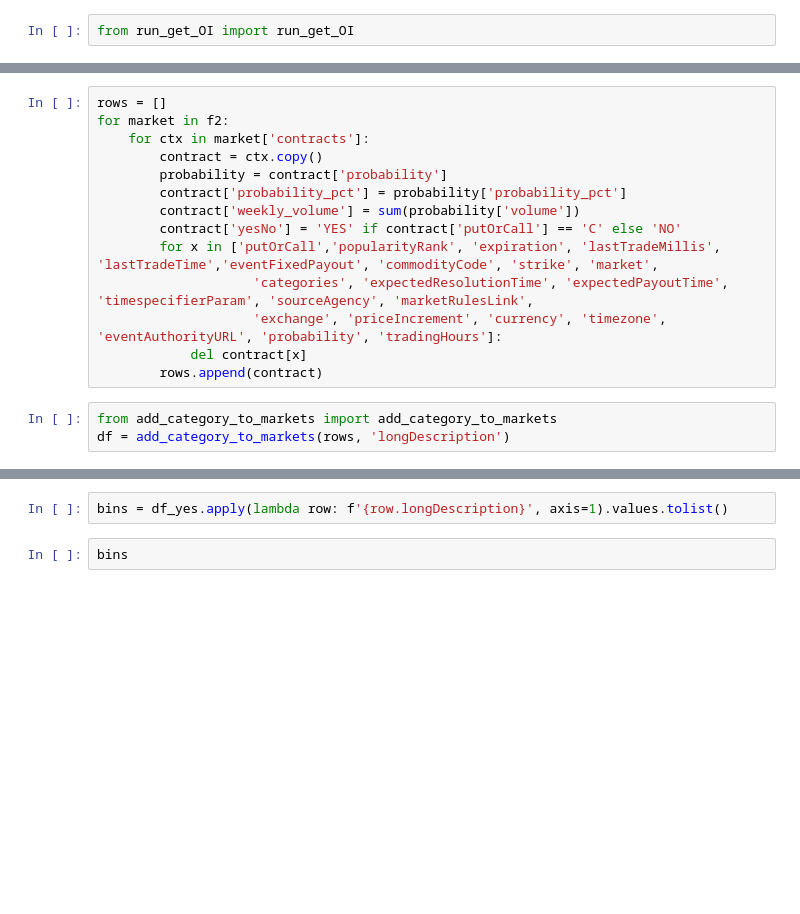
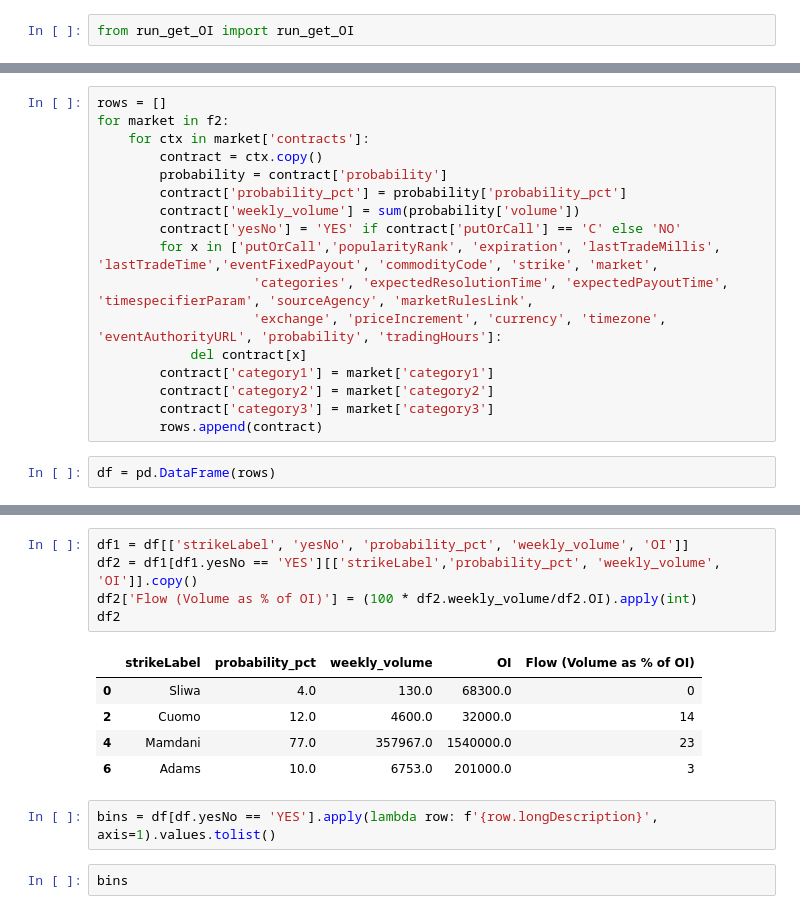
Before and after one commit to catskillsresearch/metac-bot-template, a Jupyter notebook: IBKRs_forecast_grouped_contracts_together.ipynb, the cells around one changed output, grey strips where cells are left out. Cells and saved outputs as stored; diff of their text form; blank space fills up the shorter version.

```diff
--- a/IBKRs_forecast_grouped_contracts_together.ipynb
+++ b/IBKRs_forecast_grouped_contracts_together.ipynb
@@ -139,7 +174,9 @@ for market in f2:
                     'categories', 'expectedResolutionTime', 'expectedPayoutTime', 'timespecifierParam', 'sourceAgency', 'marketRulesLink',
                     'exchange', 'priceIncrement', 'currency', 'timezone', 'eventAuthorityURL', 'probability', 'tradingHours']:
             del contract[x]
+        contract['category1'] = market['category1']
+        contract['category2'] = market['category2']
+        contract['category3'] = market['category3']
         rows.append(contract)
 # %%
-from add_category_to_markets import add_category_to_markets
-df = add_category_to_markets(rows, 'longDescription')
+df = pd.DataFrame(rows)
@@ -173,5 +183,16 @@ df_yes
+# %%
+df1 = df[['strikeLabel', 'yesNo', 'probability_pct', 'weekly_volume', 'OI']]
+df2 = df1[df1.yesNo == 'YES'][['strikeLabel','probability_pct', 'weekly_volume', 'OI']].copy()
+df2['Flow (Volume as % of OI)'] = (100 * df2.weekly_volume/df2.OI).apply(int)
+df2
+# %% [output]
+|  | strikeLabel | probability_pct | weekly_volume | OI | Flow (Volume as % of OI) |
+| 0 | Sliwa | 4.0 | 130.0 | 68300.0 | 0 |
+| 2 | Cuomo | 12.0 | 4600.0 | 32000.0 | 14 |
+| 4 | Mamdani | 77.0 | 357967.0 | 1540000.0 | 23 |
+| 6 | Adams | 10.0 | 6753.0 | 201000.0 | 3 |
 # %%
-bins = df_yes.apply(lambda row: f'{row.longDescription}', axis=1).values.tolist()
+bins = df[df.yesNo == 'YES'].apply(lambda row: f'{row.longDescription}', axis=1).values.tolist()
 # %%
 bins
 # %% [output]
```
Also changed, not shown: parts of 119 cells of this notebook, 11 other files.
